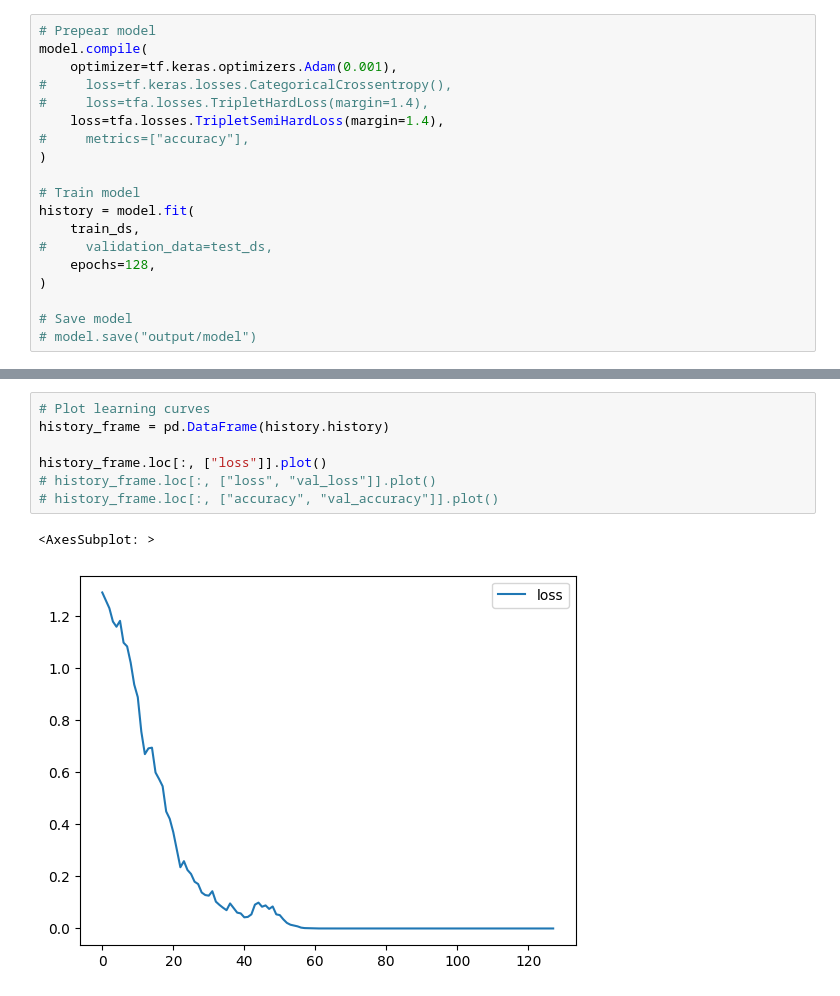
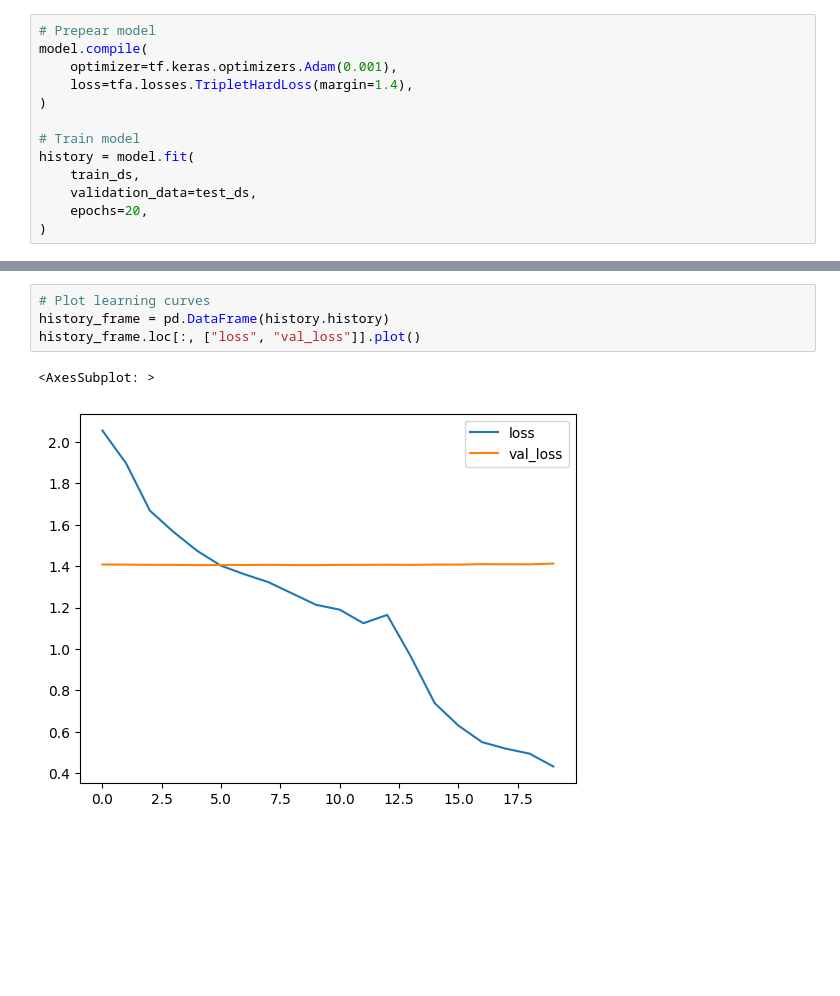
Before and after one commit to mymmrac/ml-research, a Jupyter notebook: ml.ipynb, the cells around one changed output, grey strips where cells are left out. Drawn from its saved outputs; the diff is of its cells as text; blank space fills up the shorter version.

Commit message:
Updated model

```diff
--- a/ml.ipynb
+++ b/ml.ipynb
@@ -154,19 +148,13 @@ _________________________________________________________________
 # Prepear model
 model.compile(
     optimizer=tf.keras.optimizers.Adam(0.001),
-#     loss=tf.keras.losses.CategoricalCrossentropy(),
-#     loss=tfa.losses.TripletHardLoss(margin=1.4),
-    loss=tfa.losses.TripletSemiHardLoss(margin=1.4),
-#     metrics=["accuracy"],
+    loss=tfa.losses.TripletHardLoss(margin=1.4),
 )
 
 # Train model
 history = model.fit(
     train_ds,
-#     validation_data=test_ds,
-    epochs=128,
+    validation_data=test_ds,
+    epochs=20,
 )
-
-# Save model
-# model.save("output/model")
 # %% [output]
@@ -190,12 +178,9 @@ Epoch 128/128
 # %%
 # Plot learning curves
 history_frame = pd.DataFrame(history.history)
-
-history_frame.loc[:, ["loss"]].plot()
-# history_frame.loc[:, ["loss", "val_loss"]].plot()
-# history_frame.loc[:, ["accuracy", "val_accuracy"]].plot()
+history_frame.loc[:, ["loss", "val_loss"]].plot()
 # %% [output]
 <AxesSubplot: >
-[figure, old version]
+[figure, new version]
 # %%
 # Test network
```
Also changed, not shown: parts of 12 cells of this notebook.
